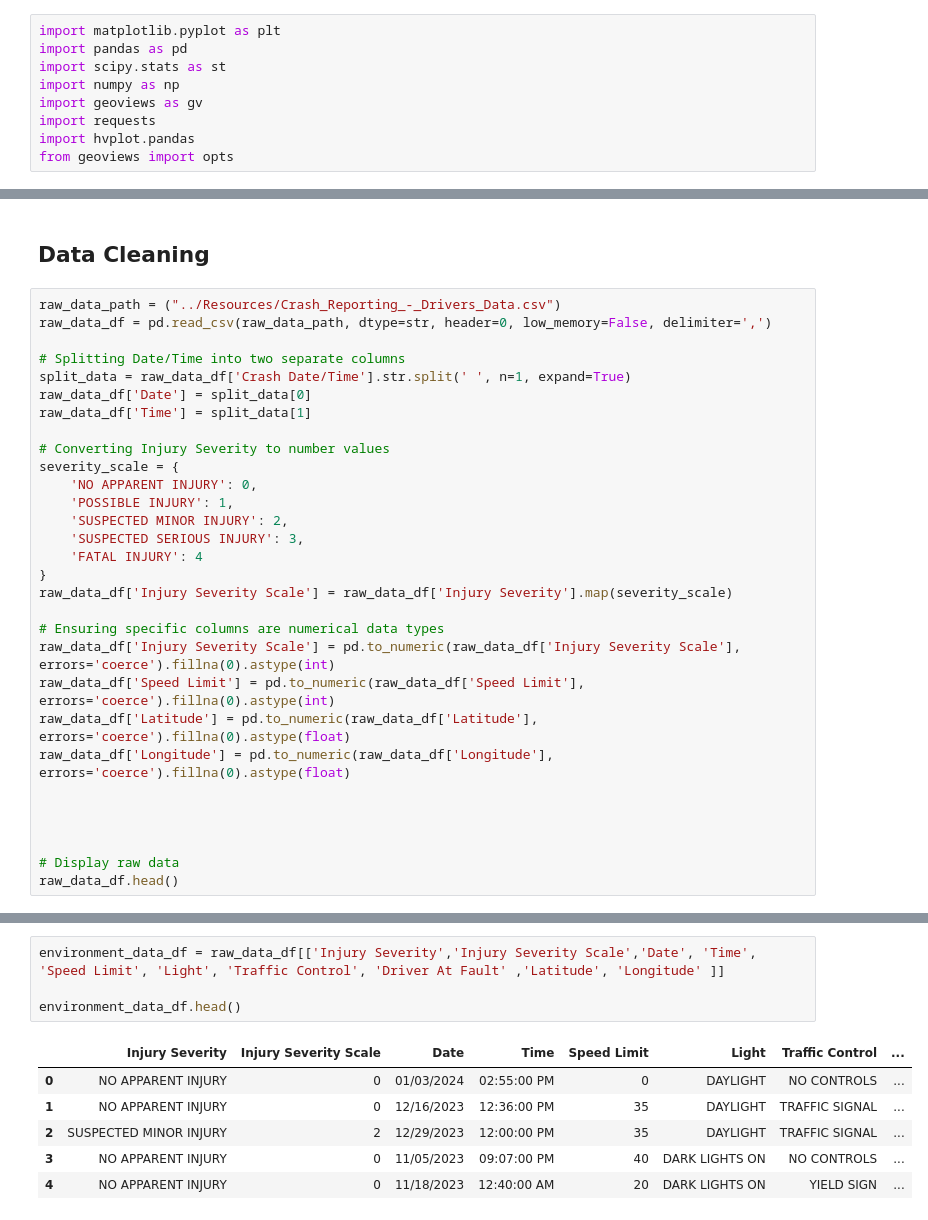
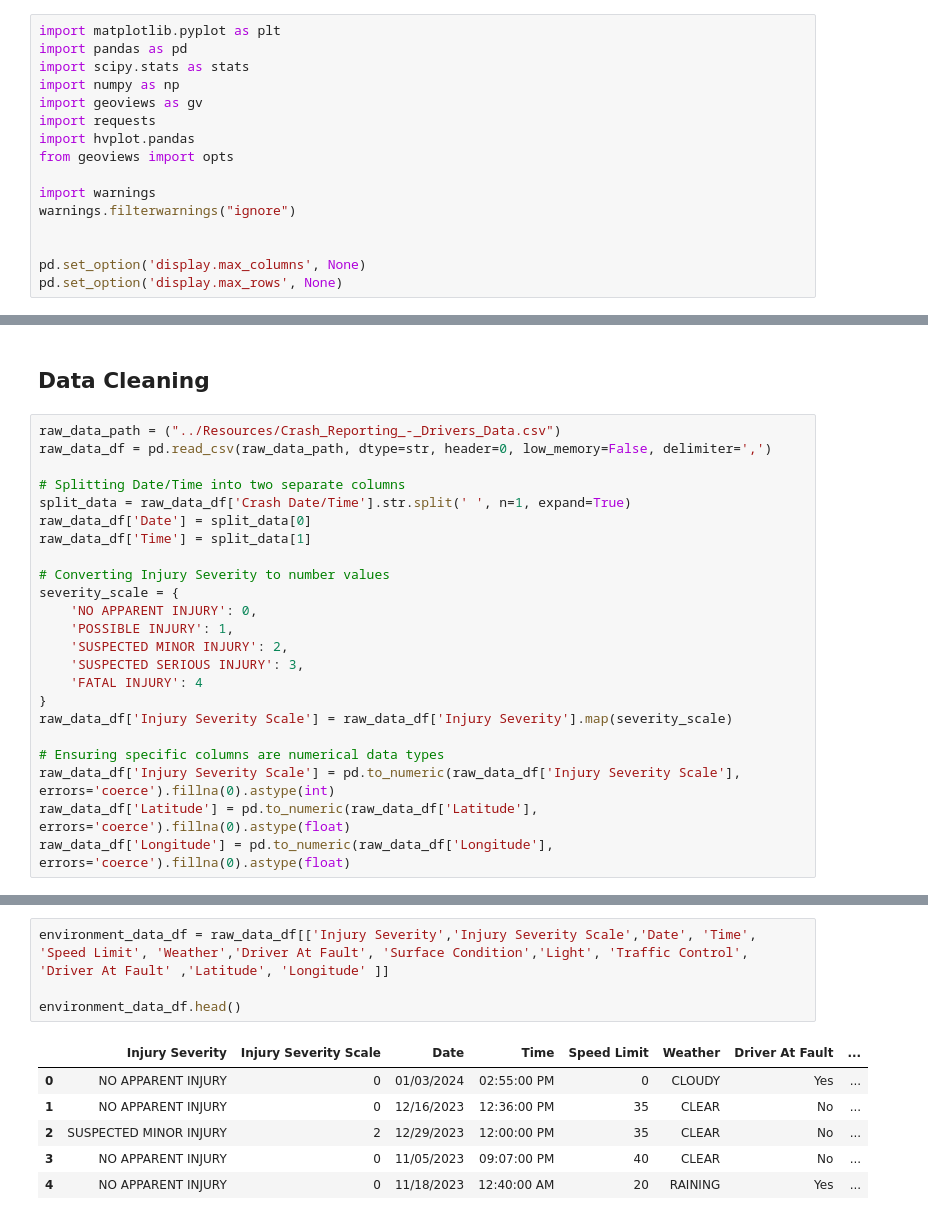
Before and after one commit to kotymav1/project-1-crash-safety, a Jupyter notebook: Question_1/question1_environment.ipynb, the cells around one changed output, grey strips where cells are left out. Cells and saved outputs as stored; diff of their text form.

```diff
--- a/Question_1/question1_environment.ipynb
+++ b/Question_1/question1_environment.ipynb
@@ -1,9 +11,16 @@
 # %%
 import matplotlib.pyplot as plt
 import pandas as pd
-import scipy.stats as st
+import scipy.stats as stats
 import numpy as np
 import geoviews as gv
 import requests
 import hvplot.pandas
 from geoviews import opts
+
+import warnings
+warnings.filterwarnings("ignore")
+
+
+pd.set_option('display.max_columns', None)
+pd.set_option('display.max_rows', None)
@@ -30,12 +51,5 @@ raw_data_df['Injury Severity Scale'] = raw_data_df['Injury Severity'].map(severi
 
 # Ensuring specific columns are numerical data types
 raw_data_df['Injury Severity Scale'] = pd.to_numeric(raw_data_df['Injury Severity Scale'], errors='coerce').fillna(0).astype(int)
-raw_data_df['Speed Limit'] = pd.to_numeric(raw_data_df['Speed Limit'], errors='coerce').fillna(0).astype(int)
 raw_data_df['Latitude'] = pd.to_numeric(raw_data_df['Latitude'], errors='coerce').fillna(0).astype(float)
 raw_data_df['Longitude'] = pd.to_numeric(raw_data_df['Longitude'], errors='coerce').fillna(0).astype(float)
-
-
-
-
-# Display raw data
-raw_data_df.head()
@@ -54,11 +74,11 @@ dtype('float64')
 # %%
-environment_data_df = raw_data_df[['Injury Severity','Injury Severity Scale','Date', 'Time', 'Speed Limit', 'Light', 'Traffic Control', 'Driver At Fault' ,'Latitude', 'Longitude' ]]
+environment_data_df = raw_data_df[['Injury Severity','Injury Severity Scale','Date', 'Time', 'Speed Limit', 'Weather','Driver At Fault', 'Surface Condition','Light', 'Traffic Control', 'Driver At Fault' ,'Latitude', 'Longitude' ]]
 
 environment_data_df.head()
 # %% [output]
-|  | Injury Severity | Injury Severity Scale | Date | Time | Speed Limit | Light | Traffic Control | ... |
-| 0 | NO APPARENT INJURY | 0 | 01/03/2024 | 02:55:00 PM | 0 | DAYLIGHT | NO CONTROLS | ... |
-| 1 | NO APPARENT INJURY | 0 | 12/16/2023 | 12:36:00 PM | 35 | DAYLIGHT | TRAFFIC SIGNAL | ... |
-| 2 | SUSPECTED MINOR INJURY | 2 | 12/29/2023 | 12:00:00 PM | 35 | DAYLIGHT | TRAFFIC SIGNAL | ... |
-| 3 | NO APPARENT INJURY | 0 | 11/05/2023 | 09:07:00 PM | 40 | DARK LIGHTS ON | NO CONTROLS | ... |
-| 4 | NO APPARENT INJURY | 0 | 11/18/2023 | 12:40:00 AM | 20 | DARK LIGHTS ON | YIELD SIGN | ... |
+|  | Injury Severity | Injury Severity Scale | Date | Time | Speed Limit | Weather | Driver At Fault | ... |
+| 0 | NO APPARENT INJURY | 0 | 01/03/2024 | 02:55:00 PM | 0 | CLOUDY | Yes | ... |
+| 1 | NO APPARENT INJURY | 0 | 12/16/2023 | 12:36:00 PM | 35 | CLEAR | No | ... |
+| 2 | SUSPECTED MINOR INJURY | 2 | 12/29/2023 | 12:00:00 PM | 35 | CLEAR | No | ... |
+| 3 | NO APPARENT INJURY | 0 | 11/05/2023 | 09:07:00 PM | 40 | CLEAR | No | ... |
+| 4 | NO APPARENT INJURY | 0 | 11/18/2023 | 12:40:00 AM | 20 | RAINING | Yes | ... |
```
Also changed, not shown: parts of 19 cells of this notebook, 5 other files.
